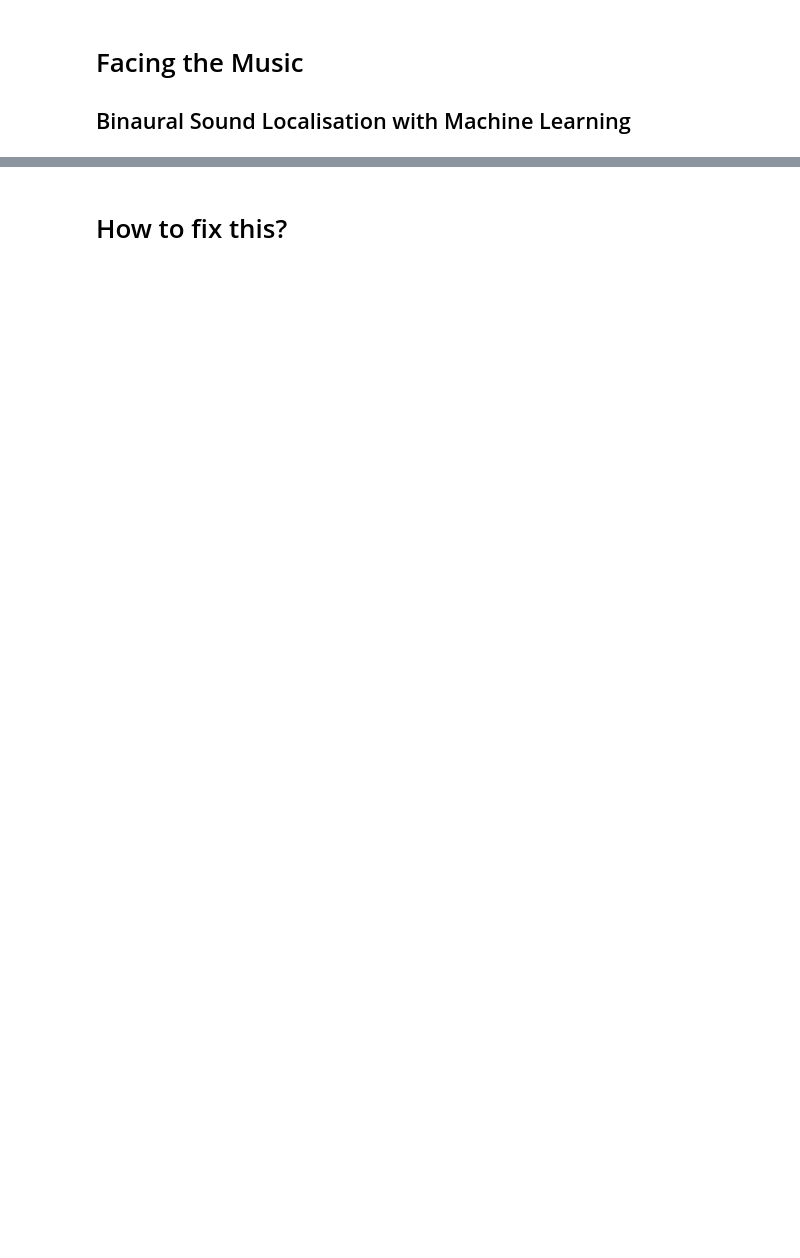
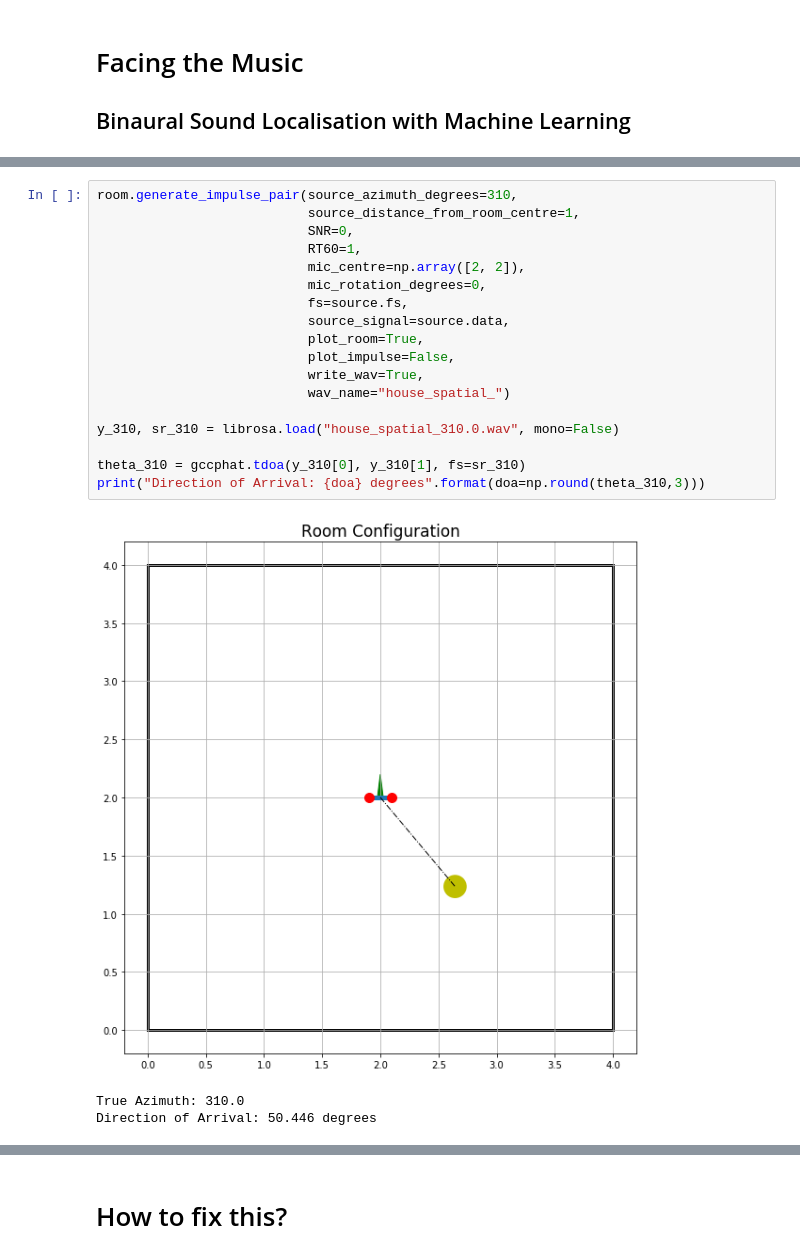
Before and after one commit to murning/facing-the-music, a Jupyter notebook: src/notebooks/Facing The Music.ipynb, the cells around one changed output, grey strips where cells are left out. Drawn from its saved outputs; the diff is of its cells as text; blank space fills up the shorter version.

```diff
--- a/src/notebooks/Facing The Music.ipynb
+++ b/src/notebooks/Facing The Music.ipynb
@@ -191,0 +146,22 @@ Direction of Arrival: 175.224 degrees
+# %%
+room.generate_impulse_pair(source_azimuth_degrees=310,
+                           source_distance_from_room_centre=1,
+                           SNR=0,
+                           RT60=1,
+                           mic_centre=np.array([2, 2]),
+                           mic_rotation_degrees=0,
+                           fs=source.fs,
+                           source_signal=source.data,
+                           plot_room=True,
+                           plot_impulse=False,
+                           write_wav=True,
+                           wav_name="house_spatial_")
+
+y_310, sr_310 = librosa.load("house_spatial_310.0.wav", mono=False)
+
+theta_310 = gccphat.tdoa(y_310[0], y_310[1], fs=sr_310)
+print("Direction of Arrival: {doa} degrees".format(doa=np.round(theta_310,3)))
+# %% [output]
+[figure, added]
+True Azimuth: 310.0
+Direction of Arrival: 50.446 degrees
```
Also changed, not shown: parts of 51 cells of this notebook, 2 other files.
